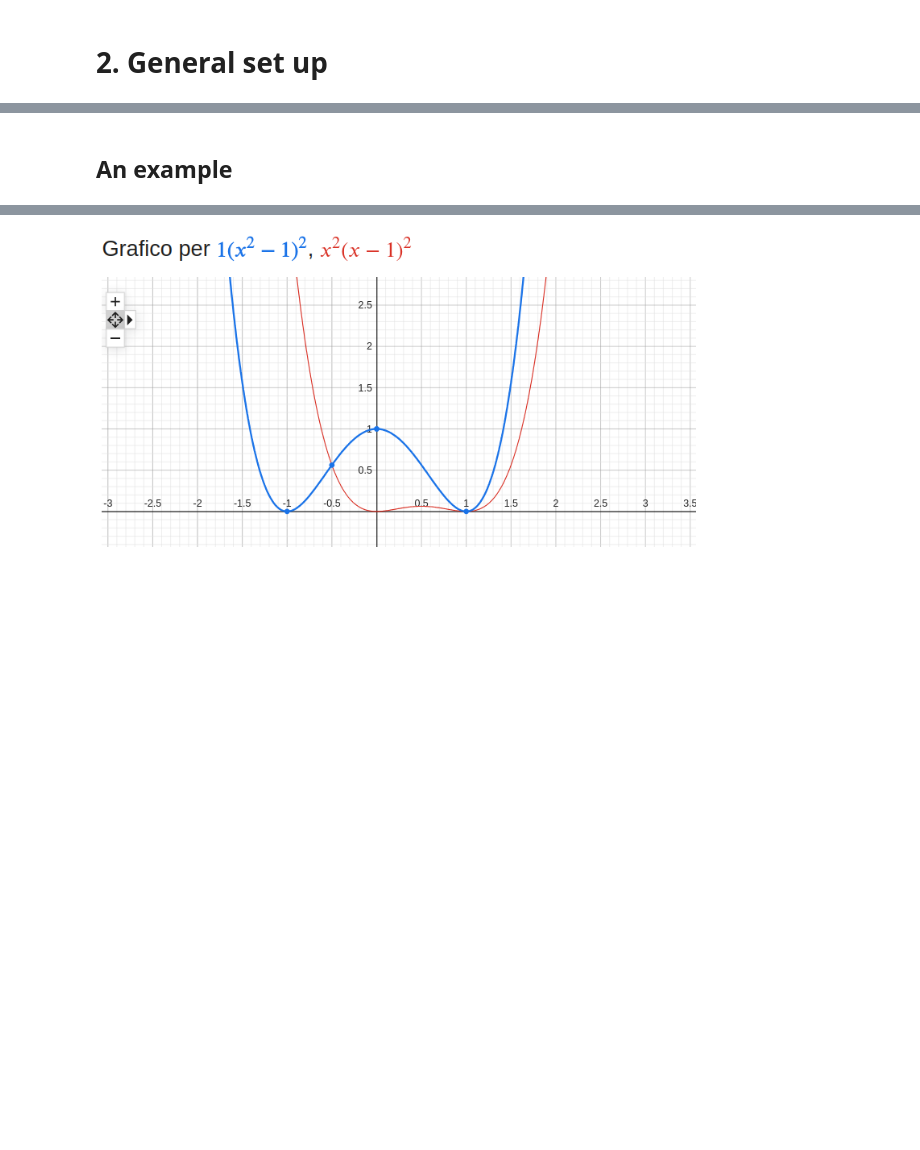
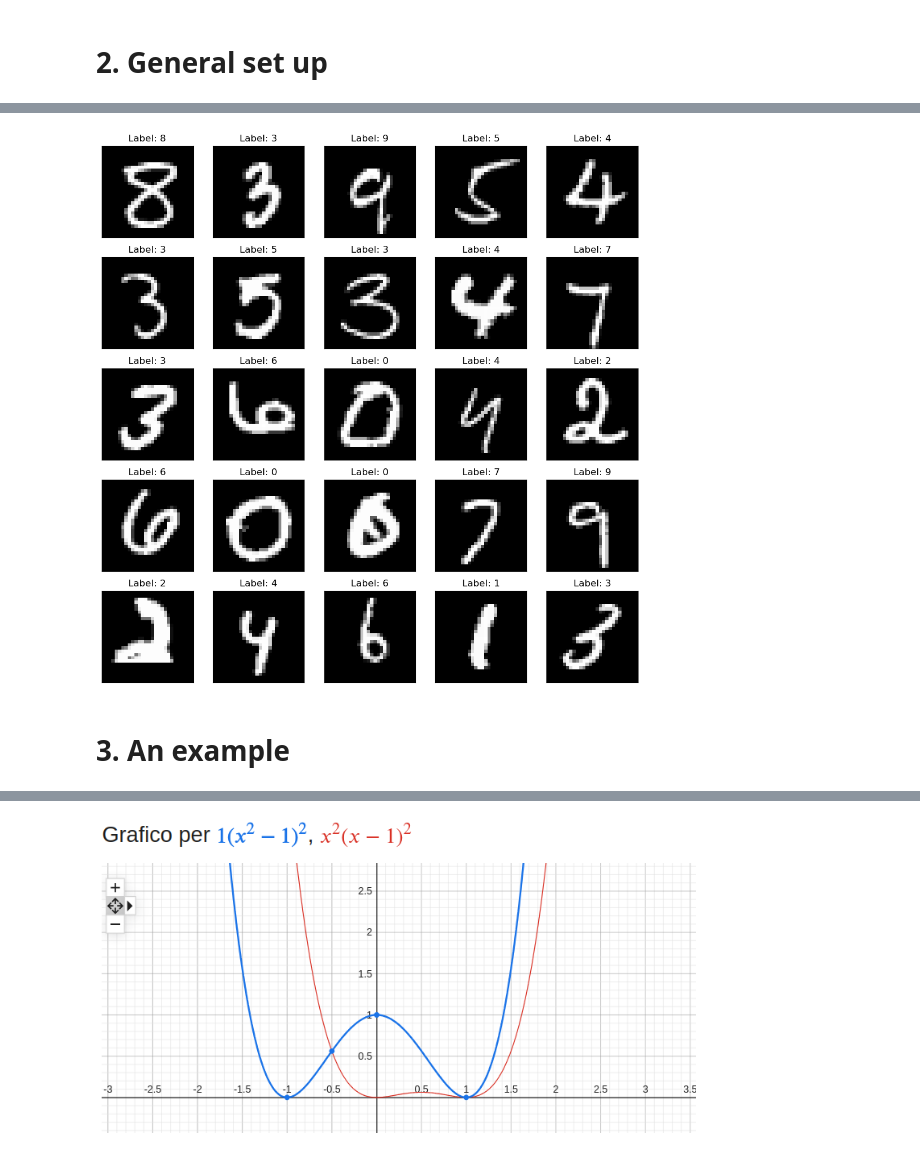
Before and after one commit to FrancescoLR02/InformationTheoryProject, a Jupyter notebook: Restyle.ipynb, the cells around one changed output, grey strips where cells are left out. Drawn from its saved outputs; the diff is of its cells as text; code cells hidden in the pictures; blank space fills up the shorter version.

```diff
--- a/Restyle.ipynb
+++ b/Restyle.ipynb
@@ -89,3 +94,0 @@ Image(filename="Images/FFNN.png", width=500, height=400)
-# %%
-binarize   = False
-batch_size = 100
@@ -146,29 +120,0 @@ for ax in axs.flatten():
-# %%
-#Transforms in pytorch tensors
-operations = [transforms.ToTensor()]
-if binarize:
-    operations.append( transforms.Lambda(lambda x: (x > 0.5).float()) )
-
-final_transform = transforms.Compose(operations)
-trainDataset.transform = final_transform
-testDataset.transform  = final_transform
-# %%
-#Define the Dataloader
-trainDataloader = DataLoader(trainDataset, batch_size=batch_size, shuffle=True)
-testDataloader = DataLoader(testDataset, batch_size=batch_size, shuffle=False)
-
-print(f"There are {batch_size} images for each batch (last batch could be different)\n\n")
-
-batch_data, batch_labels = next(iter(trainDataloader))
-print(f"(N° of train batches: {len(trainDataloader)})")# ===> total images:{batch_size*len(trainDataloader)}")
-print(f"TRAIN BATCH SHAPE")
-print(f"\t Data: {batch_data.shape}")
-print(f"\t Labels: {batch_labels.shape}")
-
-print("\n")
-
-batch_data, batch_labels = next(iter(testDataloader))
-print(f"(N° of test batches: {len(testDataloader)})")#   ===> total images:{batch_size*len(testDataloader)}")
-print(f"TEST BATCH SHAPE")
-print(f"\t Data: {batch_data.shape}")
-print(f"\t Labels: {batch_labels.shape}")
@@ -413,5 +440,11 @@ class VAEFramedTrainer:
             #"channel_results": channel_results
         }
 # %%
-trainer = VAEFramedTrainer(trainDataloader, testDataloader, device)
-results = {}
+ds_manager = DatasetManager(
+    trainDataset=trainDataset,
+    testDataset=testDataset,
+    batch_size=100,
+    input_discrete=True,
+    subset_train=10000,
+    subset_test=1000
+)
@@ -417,0 +468,4 @@ results = {}
+# %%
+ds_manager.show_images()
+# %% [output]
+[figure, added]
@@ -418,5 +475,5 @@ results = {}
 # %% [markdown]
-## An example
+# 3. An example
 # %%
 exp = ExperimentConfig(
     name="Baseline_Model",
```
Also changed, not shown: parts of 37 cells of this notebook.
